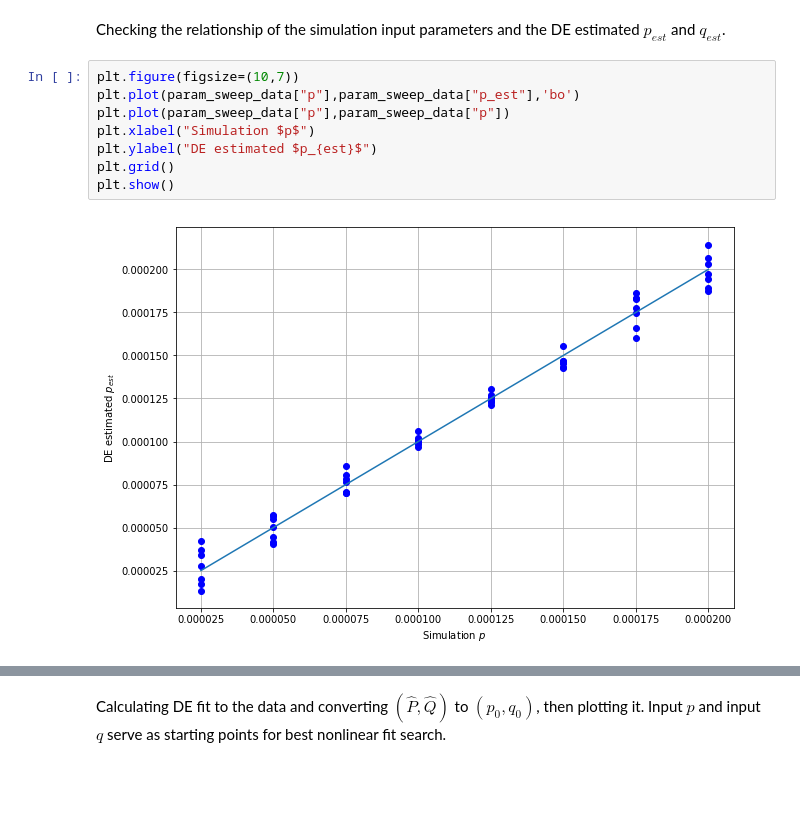
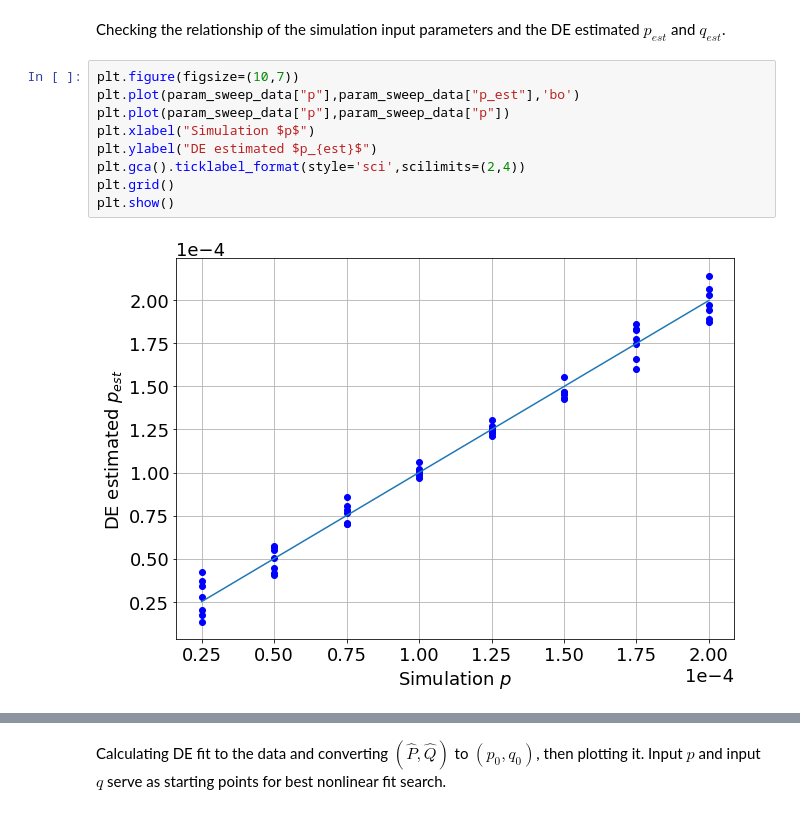
Before and after one commit to bokae/spatial_diffusion, a Jupyter notebook: optimization.ipynb, the cells around one changed output, grey strips where cells are left out. Cells and saved outputs as stored; diff of their text form; blank space fills up the shorter version.

Commit message:
Updated figures.

```diff
--- a/optimization.ipynb
+++ b/optimization.ipynb
@@ -114,13 +114,14 @@ Checking the relationship of the simulation input parameters and the DE estimate
 # %%
 plt.figure(figsize=(10,7))
 plt.plot(param_sweep_data["p"],param_sweep_data["p_est"],'bo')
 plt.plot(param_sweep_data["p"],param_sweep_data["p"])
 plt.xlabel("Simulation $p$")
 plt.ylabel("DE estimated $p_{est}$")
+plt.gca().ticklabel_format(style='sci',scilimits=(2,4))
 plt.grid()
 plt.show()
 # %% [output]
-[figure, old version]
+[figure, new version]
 # %%
 plt.figure(figsize=(10,7))
 plt.plot(param_sweep_data["q"],param_sweep_data["q_est"],'bo')
```
Also changed, not shown: parts of 10 cells of this notebook.
